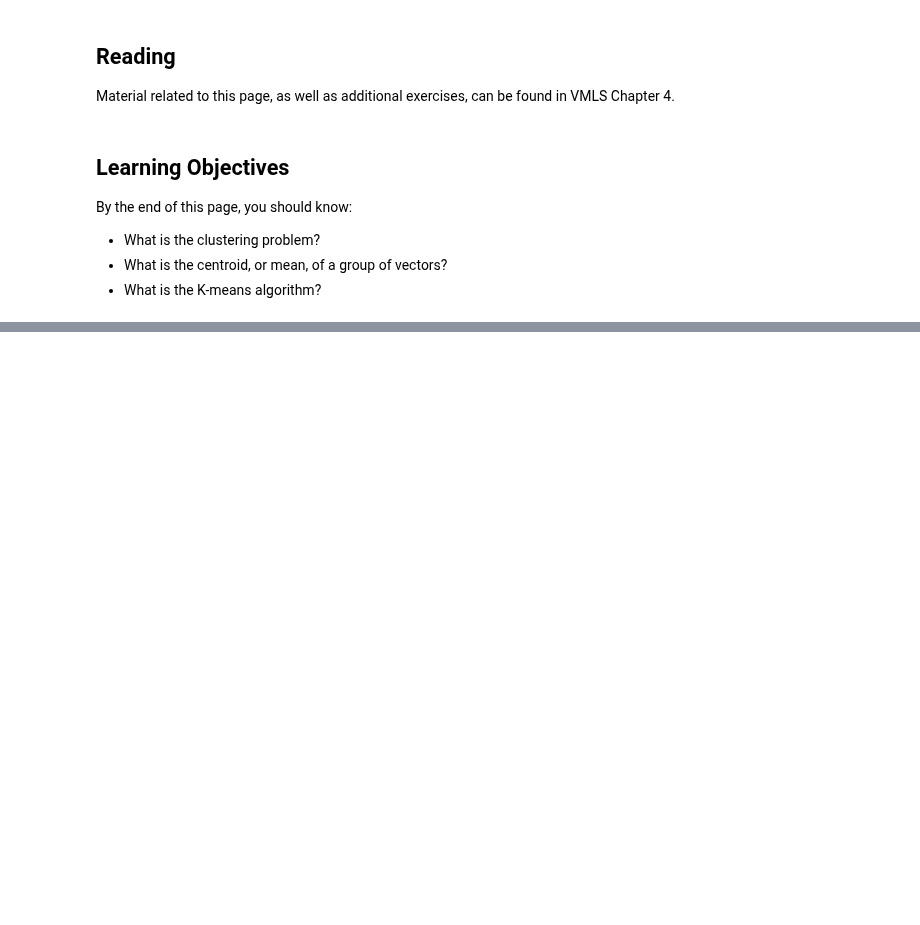
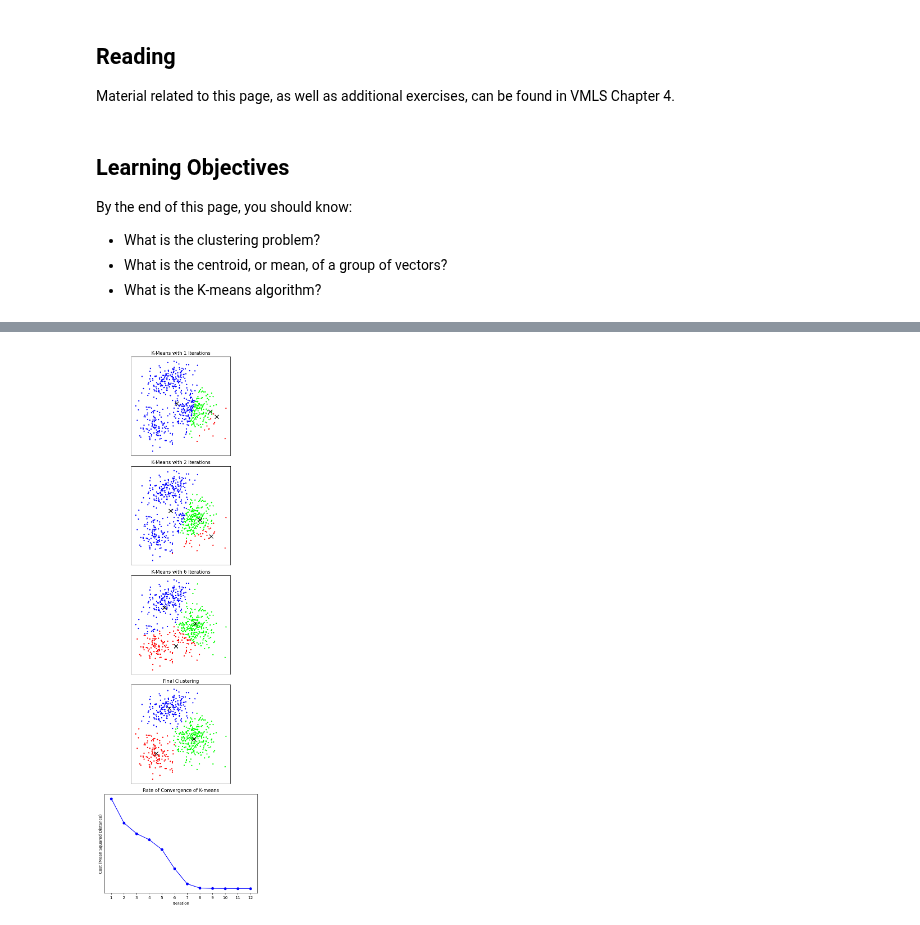
Before and after one commit to nikolaimatni/ese-2030, a Jupyter notebook: 02_Inner_Products_and_Norms/044-clustering.ipynb, the cells around one changed output, grey strips where cells are left out. Saved outputs shown, nothing was run; the diff lists cells and outputs as text; code cells hidden in the pictures; blank space fills up the shorter version.

Commit message:
more kmeans progress; still have to add example with topic discovery

```diff
--- a/02_Inner_Products_and_Norms/044-clustering.ipynb
+++ b/02_Inner_Products_and_Norms/044-clustering.ipynb
@@ -87,0 +208,84 @@ Each group is assigned a *group representative*
+# %%
+import numpy as np
+from sklearn.cluster import KMeans
+import matplotlib.pyplot as plt
+
+np.random.seed(2030)
+
+# Sample data
+sample1 = np.random.multivariate_normal(
+    mean=np.array([2, 0]),
+    cov=np.array([[2, 0], [0, 2]]),
+    size=300
+)
+
+sample2 = np.random.multivariate_normal(
+    mean=np.array([-1, 4]),
+    cov=np.array([[2, 0.5], [0.5, 1]]),
+    size=180
+)
+
+sample3 = np.random.multivariate_normal(
+    mean=np.array([-3, -2]),
+    cov=np.array([[1, -0.2], [-0.2, 2]]),
+    size=120
+)
+
+# Generates a dataset with data sampled from 3 normal distributions.
+data = np.concatenate((sample1, sample2, sample3), axis=0)
+initial_representatives = [[5, 0], [4.5, 0], [4, 0]]
+
+# Define RGB colors for the clusters.
+colors = np.array([
+    [1, 0, 0],
+    [0, 1, 0],
+    [0, 0, 1]
+])
+
+fig, axes = plt.subplots(5, 1, figsize=(20, 20))
+
+# For demonstration purposes, we will purposely limit the number of k-means iterations
+# and show you the outputs along the way!
+num_iterations = [1, 2, 6]
+for i in range(len(num_iterations)):
+    kmeans = KMeans(n_clusters=3, random_state=0, init=initial_representatives, max_iter=num_iterations[i]).fit(data)
+
+    ax = axes[i]
+    ax.scatter(data[:, 0], data[:, 1], c=colors[kmeans.labels_], s=5)
+    ax.scatter(kmeans.cluster_centers_[:, 0], kmeans.cluster_centers_[:, 1], marker='x', c='black', s=100)
+    ax.set_title(f'K-Means with {num_iterations[i]} Iterations')
+    ax.set_aspect('equal')
+    ax.set_xticks([])
+    ax.set_yticks([])
+
+# Now, we allow the algorithm to run until convergence and plot the clusters.
+kmeans = KMeans(n_clusters=3, random_state=0, init=initial_representatives).fit(data)
+
+ax = axes[3]
+ax.scatter(data[:, 0], data[:, 1], c=colors[kmeans.labels_], s=5)
+ax.scatter(kmeans.cluster_centers_[:, 0], kmeans.cluster_centers_[:, 1], marker='x', c='black', s=100)
+ax.set_title(f'Final Clustering')
+ax.set_aspect('equal')
+ax.set_xticks([])
+ax.set_yticks([])
+
+# We also run the code again for a bunch of different iteration numbers, and plot the
+# rate of convergence to the solution.
+costs = []
+for i in range(kmeans.n_iter_):
+    kmeans = KMeans(n_clusters=3, random_state=0, init=initial_representatives, max_iter=i+1).fit(data)
+    costs.append(kmeans.inertia_ / data.shape[0])
+
+ax = axes[4]
+ax.plot(range(1, kmeans.n_iter_ + 1), costs, marker='o', linestyle='-', color='b')
+ax.set_title('Rate of Convergence of K-means')
+ax.set_xlabel('Iteration')
+ax.set_ylabel('Cost (Mean Squared Distance)')
+ax.set_aspect('equal')
+ax.set_xticks(range(1, kmeans.n_iter_ + 1))
+ax.set_yticks([])
+
+plt.tight_layout()
+plt.show()
+# %% [output]
+[figure, added]
```
Also changed, not shown: parts of 2 cells of this notebook, 3 other files.
